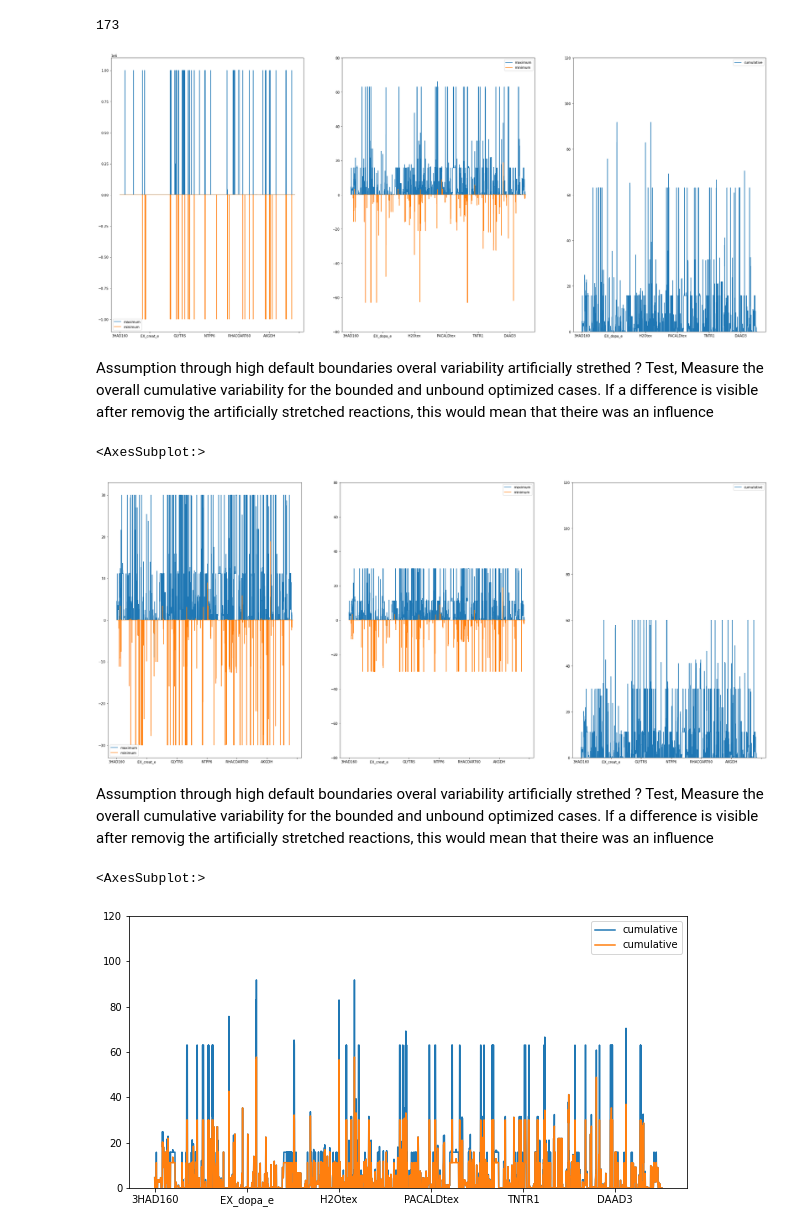
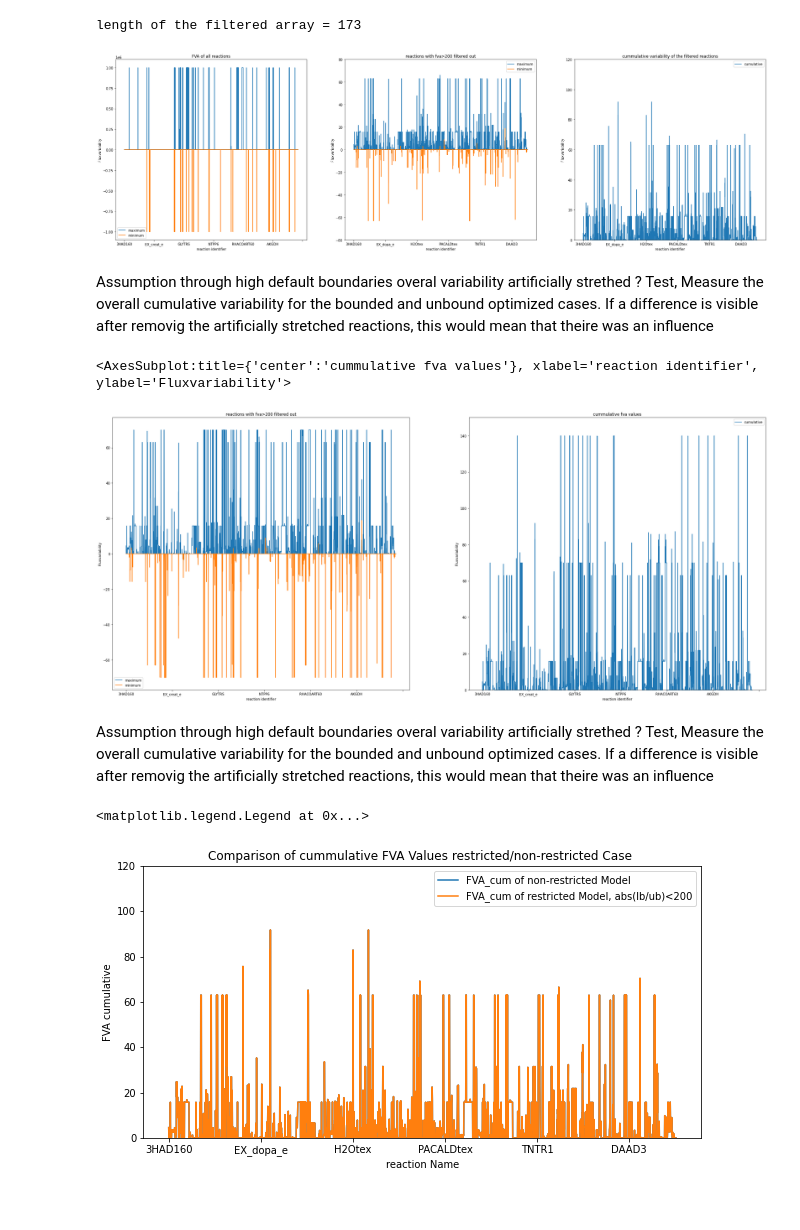
Before and after one commit to lizat-i/PseudomonasPutidaCobraPy, a Jupyter notebook: internalfluxtracking.ipynb, the cells around one changed output. Cells and saved outputs as stored; diff of their text form; code cells hidden in the pictures.

```diff
--- a/internalfluxtracking.ipynb
+++ b/internalfluxtracking.ipynb
@@ -36,18 +34,30 @@ fv                  = cobra.flux_analysis.flux_variability_analysis(model)
 fv["cumulative"]    = abs(fv.maximum) + abs(fv.minimum)
 # %%
 filterV = 200
-fig, axes = plt.subplots(nrows=1, ncols=3,figsize=(35,15))
-fv.plot( y=["maximum", "minimum"],ax=axes[0])
-fv[(abs(fv.maximum)<filterV) & (abs(fv.minimum)<filterV)].plot( y=["maximum", "minimum"],ax=axes[1],ylim=[-80,80])
-fv[(abs(fv.maximum)<filterV) & (abs(fv.minimum)<filterV)].plot( y=["cumulative"],ax=axes[2],ylim=[0,120])
+fig, axes = plt.subplots(nrows=1, ncols=3,figsize=(35,10))
+fv.plot( y=["maximum", "minimum"],ax=axes[0],
+        ylabel="Fluxvariability",
+        xlabel="reaction identifier",
+        title="FVA of all reactions")
+fv[(abs(fv.maximum)<filterV) & (abs(fv.minimum)<filterV)].plot( y=["maximum", "minimum"],
+        ax=axes[1],ylim=[-80,80],
+        ylabel="Fluxvariability",
+        xlabel="reaction identifier",
+        title="reactions with fva>200 filtered out")
+fv[(abs(fv.maximum)<filterV) & (abs(fv.minimum)<filterV)].plot( y=["cumulative"],
+        ax=axes[2],ylim=[0,120],
+        ylabel="Fluxvariability",
+        xlabel="reaction identifier",
+        title="cummulative variability of the filtered reactions")
 
 ## save list of filtered for later
 
 list_of_filtered = fv[(abs(fv.maximum)>filterV) | (abs(fv.minimum)>filterV)]
-print(len(list_of_filtered))
+print("length of the filtered array = "+str(len(list_of_filtered)))
+#print(list_of_filtered.index)
 # %% [output]
-173
+length of the filtered array = 173
-[figure, old version]
+[figure, new version]
 # %% [markdown]
 Assumption through high default boundaries overal variability artificially strethed ?
 Test, Measure the overall cumulative variability for the bounded and unbound optimized cases.
@@ -65,13 +75,21 @@ for reaction in bounded_model.reactions:
 fv_new_model  = cobra.flux_analysis.flux_variability_analysis(bounded_model)
 fv_new_model["cumulative"]    = abs(fv_new_model.maximum) + abs(fv_new_model.minimum)
 # %%
-fig, axes = plt.subplots(nrows=1, ncols=3)
-fv_new_model.plot( y=["maximum", "minimum"],ax=axes[0],figsize=(35,15))
-fv_new_model[(abs(fv_new_model.maximum)<200)&(abs(fv_new_model.minimum)<200)].plot( y=["maximum", "minimum"],ax=axes[1],ylim=[-80,80])
-fv_new_model.plot( y=["cumulative"],ax=axes[2],ylim=[0,120])
+fig, axes = plt.subplots(nrows=1, ncols=2)
+fv_new_model.plot( y=["maximum", "minimum"],
+        ax=axes[0],figsize=(35,15),
+        ylabel="Fluxvariability",
+        xlabel="reaction identifier",
+        title="reactions with fva>200 filtered out")
+fv_new_model.plot( y=["cumulative"],
+        ax=axes[1],ylim=[0,150],
+        ylabel="Fluxvariability",
+        xlabel="reaction identifier",
+        title="cummulative fva values"
+        )
 # %% [output]
-<AxesSubplot:>
+<AxesSubplot:title={'center':'cummulative fva values'}, xlabel='reaction identifier', ylabel='Fluxvariability'>
-[figure, old version]
+[figure, new version]
 # %% [markdown]
 Assumption through high default boundaries overal variability artificially strethed ?
 Test, Measure the overall cumulative variability for the bounded and unbound optimized cases.
@@ -79,10 +97,15 @@ If a difference is visible after removig the artificially stretched reactions, t
 # %%
 filter = list_of_filtered.index
 
-ax1 =   fv[~fv.index.isin(filter)].plot( y=["cumulative"],ylim=[0,120]                )
-fv_new_model[~fv_new_model.index.isin(filter)].plot( y=["cumulative"],ax=ax1)
+ax1 =   fv[~fv.index.isin(filter)].plot( y=["cumulative"],ylim=[0,120])
+fv_new_model[~fv_new_model.index.isin(filter)].plot( y=["cumulative"],ax=ax1,
+title = "Comparison of cummulative FVA Values restricted/non-restricted Case ",
+xlabel = "reaction Name",
+ylabel = "FVA cumulative"
+)
+ax1.legend(["FVA_cum of non-restricted Model", "FVA_cum of restricted Model, abs(lb/ub)<200"])
 # %% [output]
-<AxesSubplot:>
+<matplotlib.legend.Legend at 0x...>
-[figure, old version]
+[figure, new version]
 # %%
 diff=fv[~fv.index.isin(filter)]["cumulative"] - fv_new_model[~fv_new_model.index.isin(filter)]["cumulative"]
```
Also changed, not shown: parts of 12 cells of this notebook.
